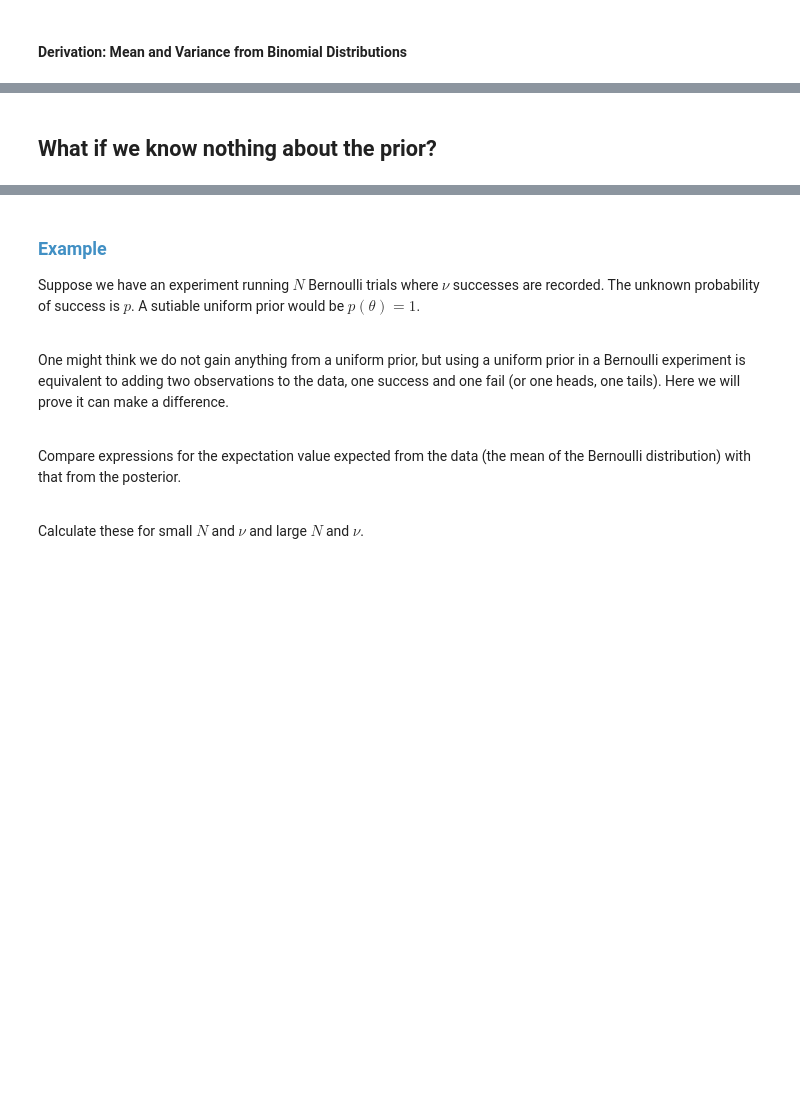
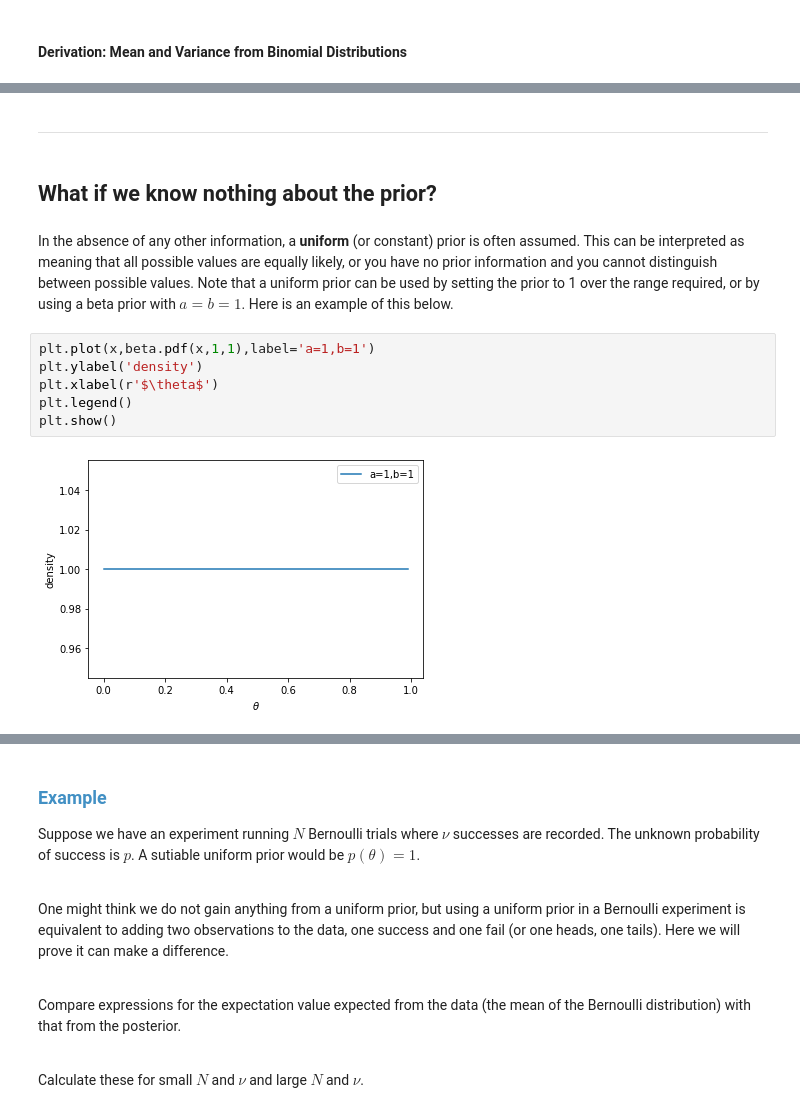
Before and after one commit to philrelton/Data-Analysis-2022, a Jupyter notebook: blended_exercises/Chapter 6/Chapter6.ipynb, the cells around one changed output, grey strips where cells are left out. Cells and saved outputs as stored; diff of their text form; blank space fills up the shorter version.

```diff
--- a/blended_exercises/Chapter 6/Chapter6.ipynb
+++ b/blended_exercises/Chapter 6/Chapter6.ipynb
@@ -290,3 +319,15 @@ where we see once again that we weight the data and the prior, by their uncertai
+# %% [markdown]
+***
 # %% [markdown]
 ## What if we know nothing about the prior?
+# %% [markdown]
+In the absence of any other information, a **uniform** (or constant) prior is often assumed.  This can be interpreted as meaning that all possible values are equally likely, or you have no prior information and you cannot distinguish between possible values.  Note that a uniform prior can be used by setting the prior to 1 over the range required, or by using a beta prior with $a=b=1$.  Here is an example of this below.
+# %%
+plt.plot(x,beta.pdf(x,1,1),label='a=1,b=1')
+plt.ylabel('density')
+plt.xlabel(r'$\theta$')
+plt.legend()
+plt.show()
+# %% [output]
+[figure, added]
 # %% [markdown]
```
Also changed, not shown: parts of 14 cells of this notebook, 1 other file.
